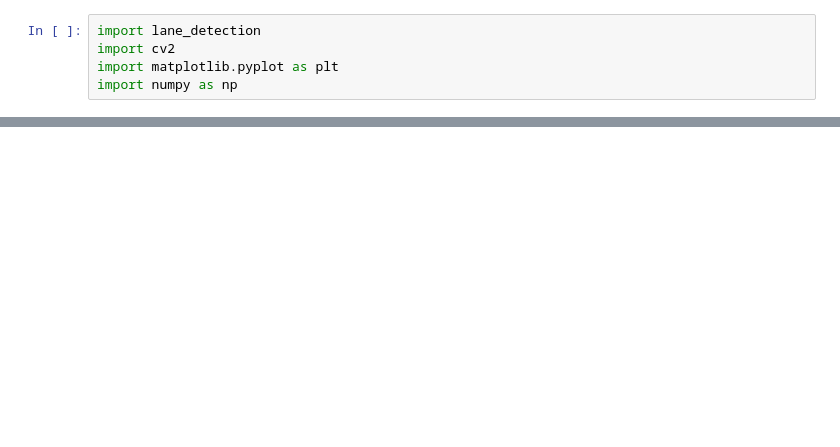
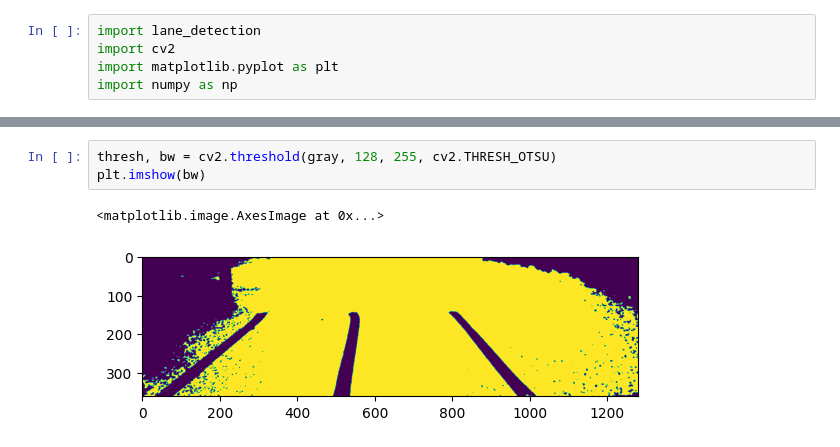
Before and after one commit to svuppala2024/cv-intro, a Jupyter notebook: lane_detection.ipynb, the cells around one changed output, grey strips where cells are left out. Drawn from its saved outputs; the diff is of its cells as text; blank space fills up the shorter version.

```diff
--- a/lane_detection.ipynb
+++ b/lane_detection.ipynb
@@ -56,0 +53,6 @@ KeyboardInterrupt:
+# %%
+thresh, bw = cv2.threshold(gray, 128, 255, cv2.THRESH_OTSU)
+plt.imshow(bw)
+# %% [output]
+<matplotlib.image.AxesImage at 0x...>
+[figure, added]
```
Also changed, not shown: parts of 7 cells of this notebook, 4 other files.
